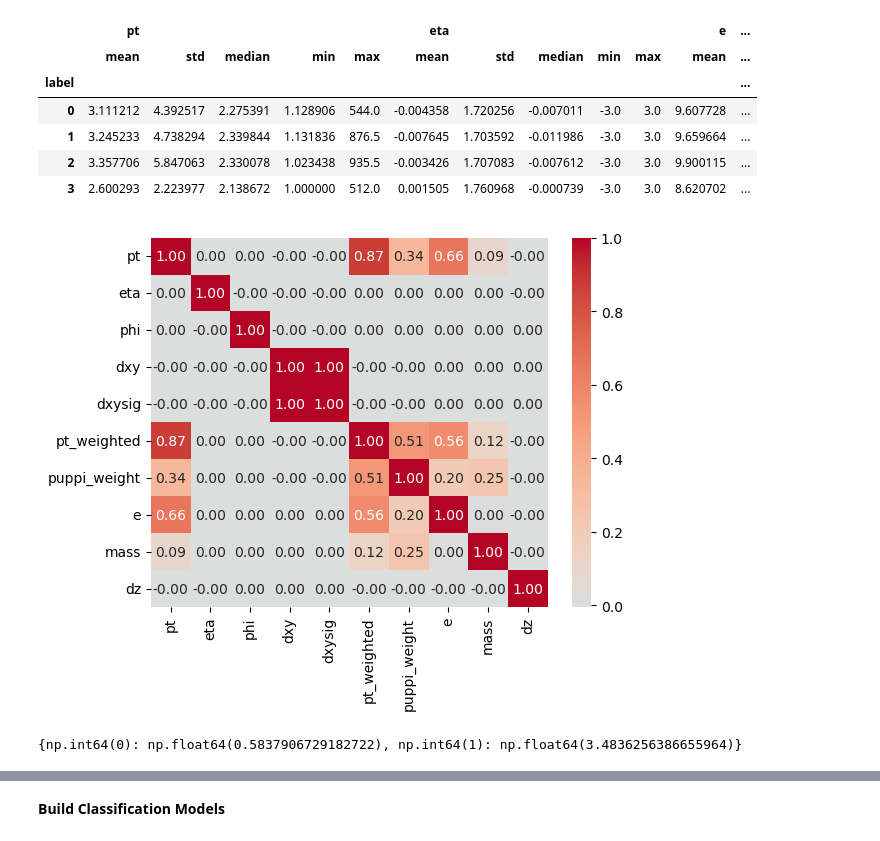
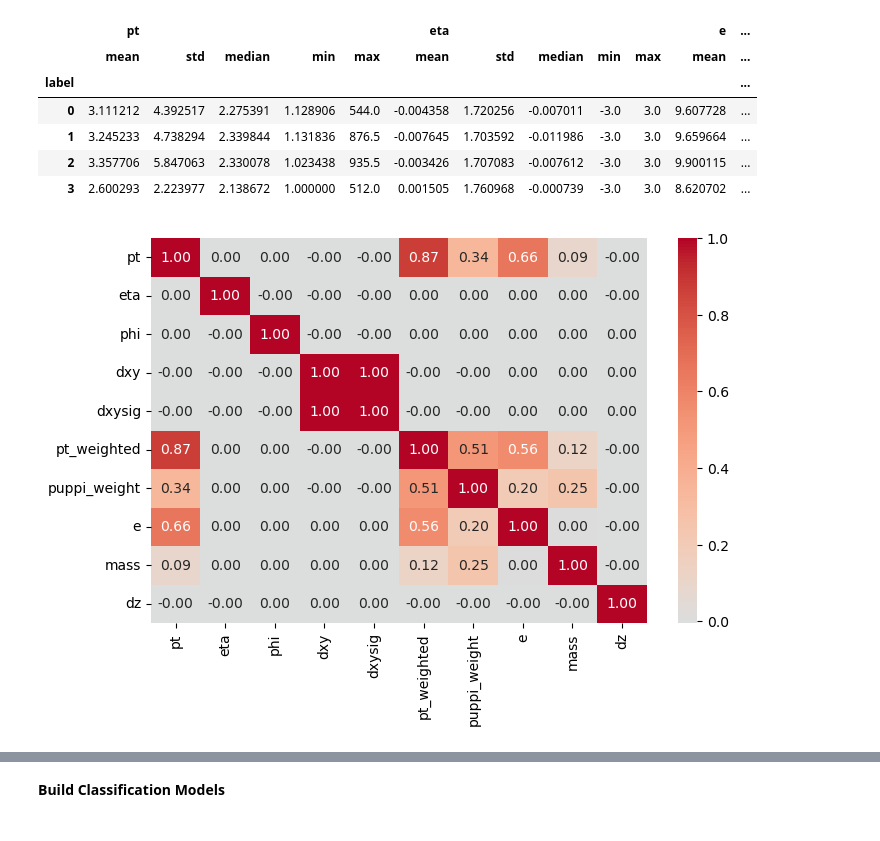
Before and after one commit to ArghyaRanjanDas/fastml26-c1, a Jupyter notebook: Alex Hayslip Hackathon Notebook.ipynb, the cells around one changed output, grey strips where cells are left out. Cells and saved outputs as stored; diff of their text form; code cells hidden in the pictures.

```diff
--- a/Alex Hayslip Hackathon Notebook.ipynb
+++ b/Alex Hayslip Hackathon Notebook.ipynb
@@ -487,21 +487,10 @@ df_final.groupby("label")[important_cols].agg(["mean", "std", "median", "min", "
 | 2 | 3.357706 | 5.847063 | 2.330078 | 1.023438 | 935.5 | -0.003426 | 1.707083 | -0.007612 | -3.0 | 3.0 | 9.900115 | ... |
 | 3 | 2.600293 | 2.223977 | 2.138672 | 1.000000 | 512.0 | 0.001505 | 1.760968 | -0.000739 | -3.0 | 3.0 | 8.620702 | ... |
 # %%
+plt.figure(figsize=(8, 5))
 cols = ["pt", "eta", "phi", "dxy", "dxysig", "pt_weighted", "puppi_weight", "e", "mass", "dz"]
 corr = df_final[cols].astype(np.float64).corr()
 sns.heatmap(corr, annot=True, fmt=".2f", cmap="coolwarm", center=0)
 plt.show()
 # %% [output]
-[figure, old version]
+[figure, new version]
-# %%
-from sklearn.utils.class_weight import compute_class_weight
-import numpy as np
-
-Y = (df_final["label"] == 1).astype(int)   # 1 = signal (HH_4b), 0 = everything else
-
-classes = np.array([0, 1])
-weights = compute_class_weight("balanced", classes=classes, y=Y)
-class_weight_dict = dict(zip(classes, weights))
-print(class_weight_dict)
-# %% [output]
-{np.int64(0): np.float64(0.5837906729182722), np.int64(1): np.float64(3.4836256386655964)}
```
Also changed, not shown: parts of 13 cells of this notebook.
